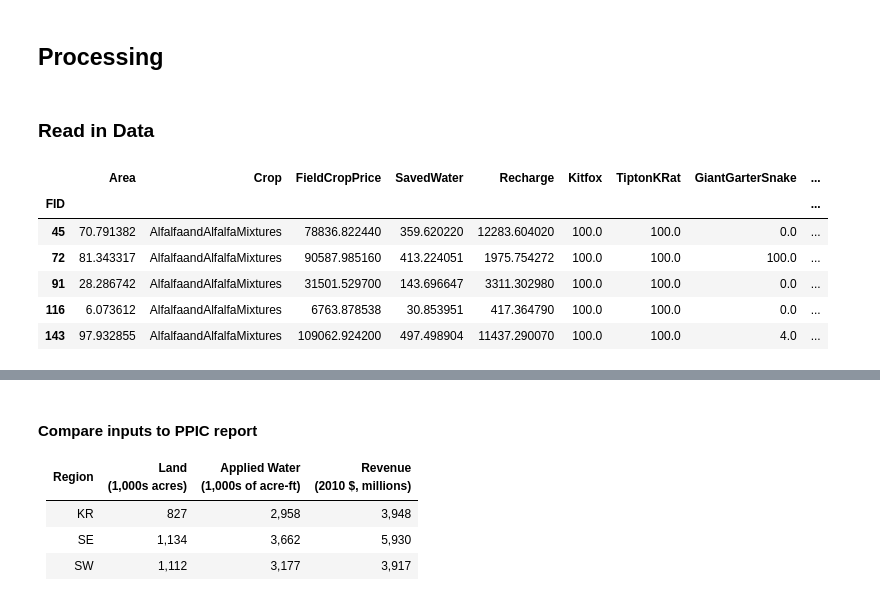
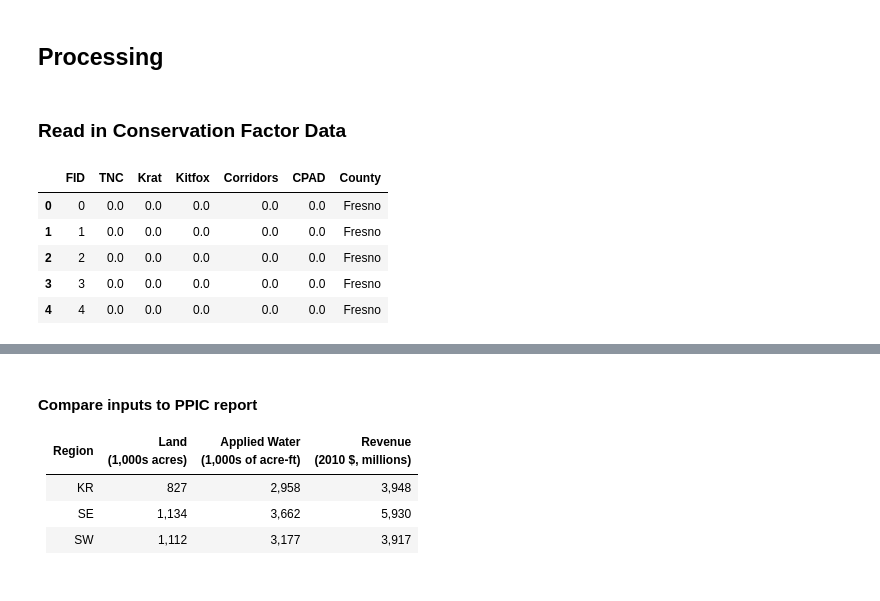
Before and after one commit to eanderson-ei/cv-mbom, a Jupyter notebook: notebooks/010-data-prep.ipynb, the cells around one changed output, grey strips where cells are left out. Cells and saved outputs as stored; diff of their text form; code cells hidden in the pictures.

```diff
--- a/notebooks/010-data-prep.ipynb
+++ b/notebooks/010-data-prep.ipynb
@@ -11,3 +22,11 @@ region_code = 'KR'
+# %%
+# Inputs
+counties = ['Fresno', 'Tulare', 'Kings', 'Kern']
+regions = ['KR', 'SE', 'SW']
+ppic = r'../spatial/PPIC_Region.shp'
+
+# Path to output, use as input to future notebooks
+out_df = f'../outputs/df_{region_code}.csv'
 # %% [markdown]
 ## Processing
 # %%
@@ -24,15 +41,20 @@ sns.set_style("white")
 # %%
 plt.rcParams["figure.figsize"] = (12,5)
 # %% [markdown]
-### Read in Data
+### Read in Conservation Factor Data
-# %%
-df = pd.read_csv(region_csv, index_col='FID')
-df.head()
-# %% [output]
-|  | Area | Crop | FieldCropPrice | SavedWater | Recharge | Kitfox | TiptonKRat | GiantGarterSnake | ... |
-| FID |  |  |  |  |  |  |  |  | ... |
-| 45 | 70.791382 | AlfalfaandAlfalfaMixtures | 78836.822440 | 359.620220 | 12283.604020 | 100.0 | 100.0 | 0.0 | ... |
-| 72 | 81.343317 | AlfalfaandAlfalfaMixtures | 90587.985160 | 413.224051 | 1975.754272 | 100.0 | 100.0 | 100.0 | ... |
-| 91 | 28.286742 | AlfalfaandAlfalfaMixtures | 31501.529700 | 143.696647 | 3311.302980 | 100.0 | 100.0 | 0.0 | ... |
-| 116 | 6.073612 | AlfalfaandAlfalfaMixtures | 6763.878538 | 30.853951 | 417.364790 | 100.0 | 100.0 | 0.0 | ... |
-| 143 | 97.932855 | AlfalfaandAlfalfaMixtures | 109062.924200 | 497.498904 | 11437.290070 | 100.0 | 100.0 | 4.0 | ... |
+# %%
+field_dfs = []
+for county in counties:
+    df = pd.read_csv('../data/' + county + '_score.csv')
+    df.rename(columns={f'FID_{county}_fields'): 'FID'}, inplace=True)
+    df['County'] = county
+    field_dfs.append(df)
+df = pd.concat(field_dfs, sort=False)
+df.head()
+# %% [output]
+|  | FID | TNC | Krat | Kitfox | Corridors | CPAD | County |
+| 0 | 0 | 0.0 | 0.0 | 0.0 | 0.0 | 0.0 | Fresno |
+| 1 | 1 | 0.0 | 0.0 | 0.0 | 0.0 | 0.0 | Fresno |
+| 2 | 2 | 0.0 | 0.0 | 0.0 | 0.0 | 0.0 | Fresno |
+| 3 | 3 | 0.0 | 0.0 | 0.0 | 0.0 | 0.0 | Fresno |
+| 4 | 4 | 0.0 | 0.0 | 0.0 | 0.0 | 0.0 | Fresno |
```
Also changed, not shown: parts of 12 cells of this notebook, 5 other files.
